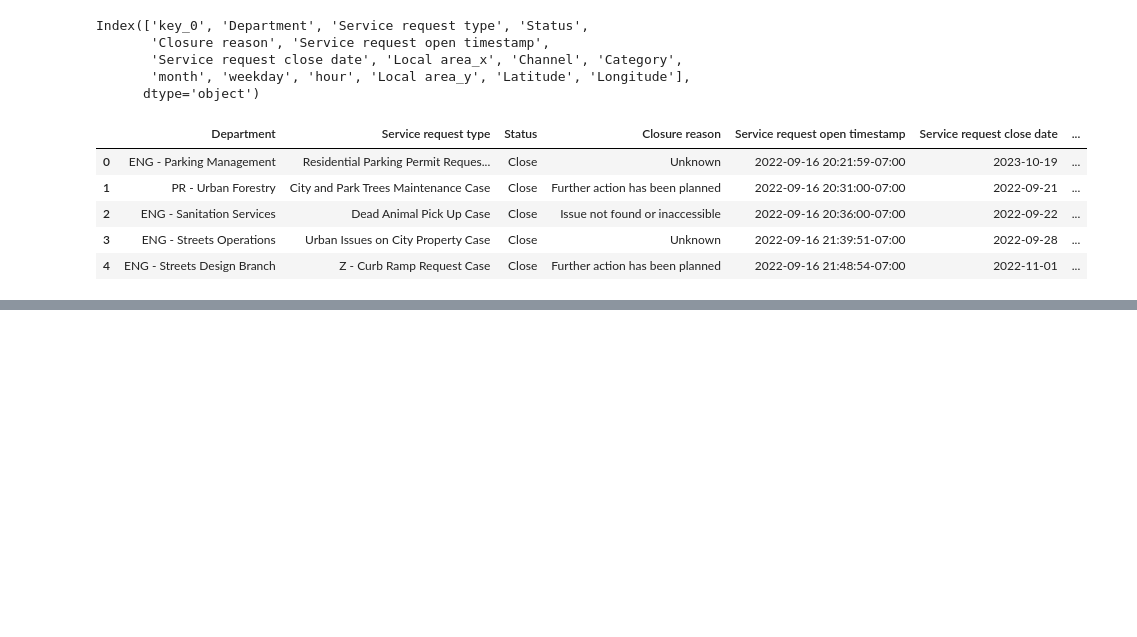
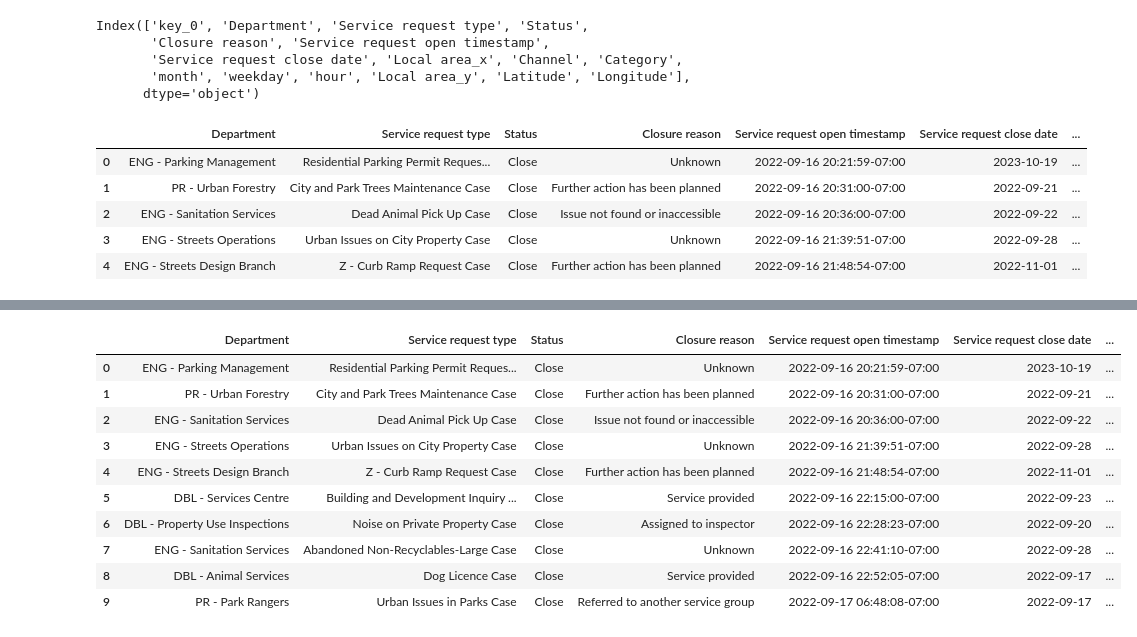
Before and after one commit to 0x1AY/Van-311, a Jupyter notebook: main.ipynb, the cells around one changed output, grey strips where cells are left out. Cells and saved outputs as stored; diff of their text form; code cells hidden in the pictures; blank space fills up the shorter version.

Commit message:
Created service request dashboard and updated service request file

```diff
--- a/main.ipynb
+++ b/main.ipynb
@@ -866,3 +866,7 @@ service_requests_la.head()
 service_requests_la.drop('Local area_x', axis= 1, inplace=True)
 # %%
 service_requests_la.rename(columns={'Local area_y': 'Local area'}, inplace=True)
+# %%
+service_requests = pd.read_csv('https://raw.githubusercontent.com/0x1AY/Van-311/refs/heads/main/data/service_requests_final.csv')
+service_requests.head()
+service_requests.columns
@@ -868,0 +1119,4 @@ service_requests_la.rename(columns={'Local area_y': 'Local area'}, inplace=True)
+# %%
+closure_reason = pd.read_csv('/Users/ay/Desktop/Project2/data/Closure_Reason_Categorization.csv')
+closure_reason['Category_cr'].unique()
+service_requests.head()
@@ -868,0 +1130,15 @@ service_requests_la.rename(columns={'Local area_y': 'Local area'}, inplace=True)
+# %%
+service_requests_cr = pd.merge(service_requests, closure_reason, how='left', left_on='Closure reason', right_on='Closure Reason')
+service_requests_cr.head(10)
+# %% [output]
+|  | Department | Service request type | Status | Closure reason | Service request open timestamp | Service request close date | ... |
+| 0 | ENG - Parking Management | Residential Parking Permit Reques... | Close | Unknown | 2022-09-16 20:21:59-07:00 | 2023-10-19 | ... |
+| 1 | PR - Urban Forestry | City and Park Trees Maintenance Case | Close | Further action has been planned | 2022-09-16 20:31:00-07:00 | 2022-09-21 | ... |
+| 2 | ENG - Sanitation Services | Dead Animal Pick Up Case | Close | Issue not found or inaccessible | 2022-09-16 20:36:00-07:00 | 2022-09-22 | ... |
+| 3 | ENG - Streets Operations | Urban Issues on City Property Case | Close | Unknown | 2022-09-16 21:39:51-07:00 | 2022-09-28 | ... |
+| 4 | ENG - Streets Design Branch | Z - Curb Ramp Request Case | Close | Further action has been planned | 2022-09-16 21:48:54-07:00 | 2022-11-01 | ... |
+| 5 | DBL - Services Centre | Building and Development Inquiry ... | Close | Service provided | 2022-09-16 22:15:00-07:00 | 2022-09-23 | ... |
+| 6 | DBL - Property Use Inspections | Noise on Private Property Case | Close | Assigned to inspector | 2022-09-16 22:28:23-07:00 | 2022-09-20 | ... |
+| 7 | ENG - Sanitation Services | Abandoned Non-Recyclables-Large Case | Close | Unknown | 2022-09-16 22:41:10-07:00 | 2022-09-28 | ... |
+| 8 | DBL - Animal Services | Dog Licence Case | Close | Service provided | 2022-09-16 22:52:05-07:00 | 2022-09-17 | ... |
+| 9 | PR - Park Rangers | Urban Issues in Parks Case | Close | Referred to another service group | 2022-09-17 06:48:08-07:00 | 2022-09-17 | ... |
```
Also changed, not shown: parts of 9 cells of this notebook, 4 other files.
